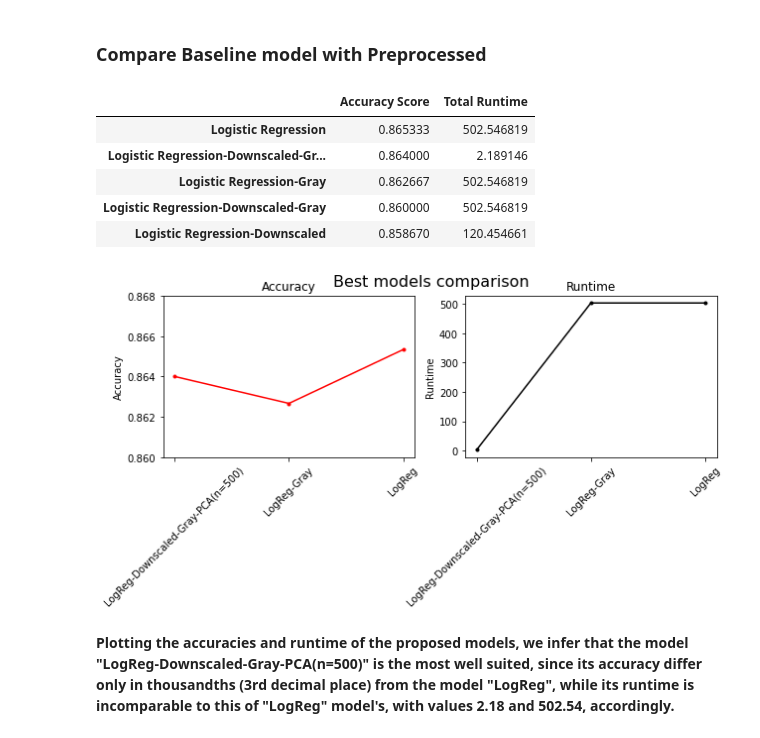
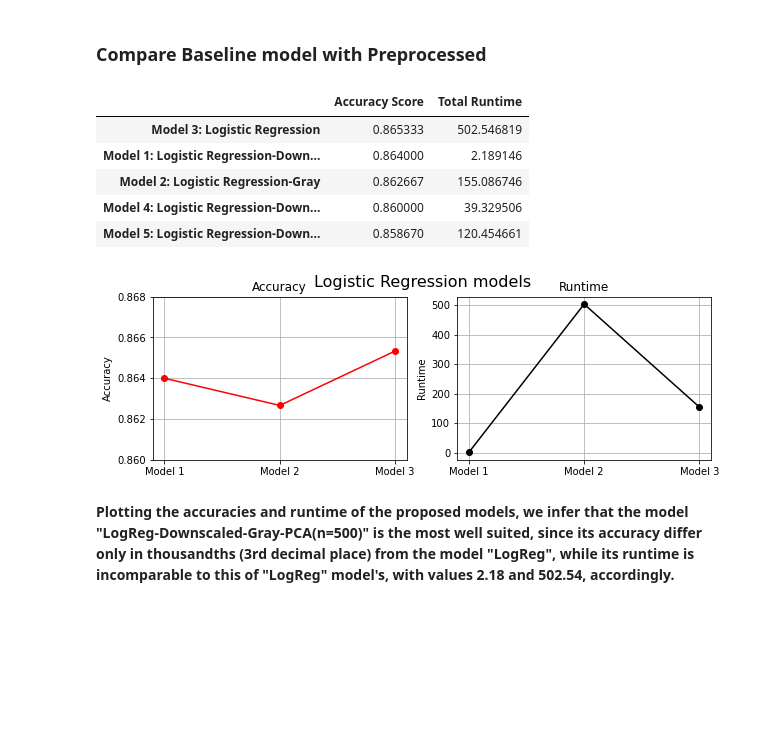
Before and after one commit to xeniakal/AMLS_20-21_SN20159465, a Jupyter notebook: A2/SmileDetection.ipynb, the cells around one changed output. Saved outputs shown, nothing was run; the diff lists cells and outputs as text; code cells hidden in the pictures; blank space fills up the shorter version.

```diff
--- a/A2/SmileDetection.ipynb
+++ b/A2/SmileDetection.ipynb
@@ -696,43 +659,56 @@ Accuracy Score:  86.133%
 # %% [markdown]
 ### Compare Baseline model with Preprocessed
 # %%
-data={'Logistic Regression-Downscaled-Gray-PCA(n=500)':[acc_lr_PCA_downscaled_gray, runtime_lr_PCA_downscaled_gray],
-      'Logistic Regression-Gray':[acc_gray_lr,runtime_lr],
-      'Logistic Regression-Downscaled-Gray':[acc_gray_lr_downscaled,runtime_lr],
-      'Logistic Regression':[acc_lr,runtime_lr],
-      'Logistic Regression-Downscaled':[acc_lr_downscaled,runtime_lr_downscaled]}
+acc_lr=0.865333
+runtime_lr=502.546819
+acc_lr_PCA_downscaled_gray=0.864000
+runtime_lr_PCA_downscaled_gray=2.189146
+acc_gray_lr=0.862667
+runtime_lr_gray=155.0867457
+acc_gray_lr_downscaled=0.860000
+runtime_lr_gray_downscaled=39.3295056
+acc_lr_downscaled=0.858670
+runtime_lr_downscaled=120.454661
+
+data={'Model 1: Logistic Regression-Downscaled-Gray-PCA(n=500)':[acc_lr_PCA_downscaled_gray, runtime_lr_PCA_downscaled_gray],
+      'Model 2: Logistic Regression-Gray':[acc_gray_lr,runtime_lr_gray],
+      'Model 3: Logistic Regression':[acc_lr,runtime_lr],
+      'Model 4: Logistic Regression-Downscaled-Gray':[acc_gray_lr_downscaled,runtime_lr_gray_downscaled],
+      'Model 5: Logistic Regression-Downscaled':[acc_lr_downscaled,runtime_lr_downscaled]}
 df=pd.DataFrame.from_dict(data,orient='index',columns=['Accuracy Score','Total Runtime'])
 df.sort_values(by=df.columns[0],ascending=False, inplace=False)
 # %% [output]
 |  | Accuracy Score | Total Runtime |
-| Logistic Regression | 0.865333 | 502.546819 |
-| Logistic Regression-Downscaled-Gr... | 0.864000 | 2.189146 |
-| Logistic Regression-Gray | 0.862667 | 502.546819 |
-| Logistic Regression-Downscaled-Gray | 0.860000 | 502.546819 |
-| Logistic Regression-Downscaled | 0.858670 | 120.454661 |
+| Model 3: Logistic Regression | 0.865333 | 502.546819 |
+| Model 1: Logistic Regression-Down... | 0.864000 | 2.189146 |
+| Model 2: Logistic Regression-Gray | 0.862667 | 155.086746 |
+| Model 4: Logistic Regression-Down... | 0.860000 | 39.329506 |
+| Model 5: Logistic Regression-Down... | 0.858670 | 120.454661 |
 # %%
-model_list_names=["LogReg-Downscaled-Gray-PCA(n=500)","LogReg-Gray","LogReg"]
+model_list_names=["Model 1","Model 2","Model 3"]
 accuracy_list=[acc_lr_PCA_downscaled_gray,acc_gray_lr,acc_lr]
-runtime_list=[runtime_lr_PCA_downscaled_gray,runtime_lr,runtime_lr]
+runtime_list=[runtime_lr_PCA_downscaled_gray,runtime_lr,runtime_lr_gray]
 
 
 fig, (ax1, ax2) = plt.subplots(1, 2, figsize=(10,3))
-fig.suptitle('Best models comparison', fontsize=16)
+fig.suptitle('Logistic Regression models', fontsize=16)
 
 ax1.set_title('Accuracy')
-ax1.plot(model_list_names,accuracy_list, 'r.-')
+ax1.plot(model_list_names,accuracy_list, 'r.-', marker='o')
 ax1.set_ylabel('Accuracy')
 ax1.set_ylim([0.86,0.868])
-ax1.set_xticklabels(labels=model_list_names,rotation=45)
+#ax1.set_xticklabels(labels=model_list_names,rotation=45)
+ax1.grid()
 
 ax2.set_title('Runtime')
-ax2.plot(model_list_names,runtime_list, 'k.-')
+ax2.plot(model_list_names,runtime_list, 'k.-', marker='o')
 ax2.set_ylabel('Runtime')
-ax2.set_xticklabels(labels=model_list_names,rotation=45)
+#ax2.set_xticklabels(labels=model_list_names,rotation=45)
+ax2.grid()
 
 plt.show()
 # %% [output]
-[figure, old version]
+[figure, new version]
 # %% [markdown]
 **Plotting the accuracies and runtime of the proposed models, we infer that the model "LogReg-Downscaled-Gray-PCA(n=500)" is the most well suited, since its accuracy differ only in thousandths (3rd decimal place) from the model "LogReg", while its runtime is incomparable to this of "LogReg" model's, with values 2.18 and 502.54, accordingly.**
 # %% [markdown]
```
Also changed, not shown: parts of 27 cells of this notebook, 1 other file.
